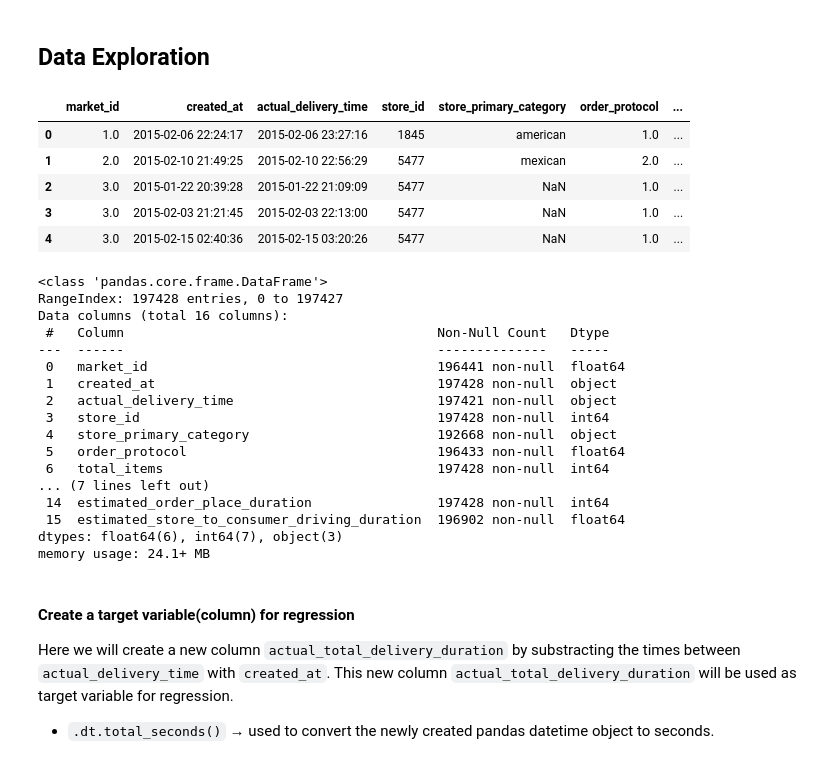
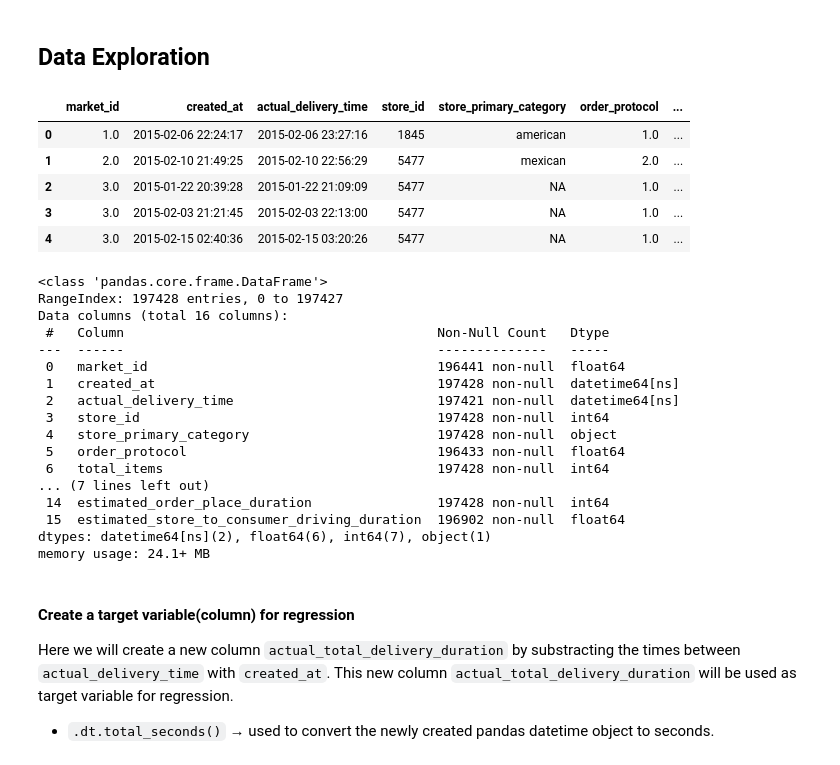
Before and after one commit to shailesh097/delivery_duration_prediction, a Jupyter notebook: delivery_duration.ipynb, the cells around one changed output. Saved outputs shown, nothing was run; the diff lists cells and outputs as text; code cells hidden in the pictures.

```diff
--- a/delivery_duration.ipynb
+++ b/delivery_duration.ipynb
@@ -9,15 +9,15 @@ from datetime import datetime
 # %%
 np.random.seed(42)
 # %%
-df = pd.read_csv("datasets/historical_data.csv")
+df = pd.read_csv("datasets/historical_data.csv", engine='pyarrow')
 df.head()
 # %% [output]
 |  | market_id | created_at | actual_delivery_time | store_id | store_primary_category | order_protocol | ... |
 | 0 | 1.0 | 2015-02-06 22:24:17 | 2015-02-06 23:27:16 | 1845 | american | 1.0 | ... |
 | 1 | 2.0 | 2015-02-10 21:49:25 | 2015-02-10 22:56:29 | 5477 | mexican | 2.0 | ... |
-| 2 | 3.0 | 2015-01-22 20:39:28 | 2015-01-22 21:09:09 | 5477 | NaN | 1.0 | ... |
-| 3 | 3.0 | 2015-02-03 21:21:45 | 2015-02-03 22:13:00 | 5477 | NaN | 1.0 | ... |
-| 4 | 3.0 | 2015-02-15 02:40:36 | 2015-02-15 03:20:26 | 5477 | NaN | 1.0 | ... |
+| 2 | 3.0 | 2015-01-22 20:39:28 | 2015-01-22 21:09:09 | 5477 | NA | 1.0 | ... |
+| 3 | 3.0 | 2015-02-03 21:21:45 | 2015-02-03 22:13:00 | 5477 | NA | 1.0 | ... |
+| 4 | 3.0 | 2015-02-15 02:40:36 | 2015-02-15 03:20:26 | 5477 | NA | 1.0 | ... |
 # %%
 df.info()
 # %% [output]
@@ -27,15 +27,15 @@ Data columns (total 16 columns):
  #   Column                                        Non-Null Count   Dtype
 ---  ------                                        --------------   -----
  0   market_id                                     196441 non-null  float64
- 1   created_at                                    197428 non-null  object
- 2   actual_delivery_time                          197421 non-null  object
+ 1   created_at                                    197428 non-null  datetime64[ns]
+ 2   actual_delivery_time                          197421 non-null  datetime64[ns]
  3   store_id                                      197428 non-null  int64
- 4   store_primary_category                        192668 non-null  object
+ 4   store_primary_category                        197428 non-null  object
  5   order_protocol                                196433 non-null  float64
  6   total_items                                   197428 non-null  int64
 ... (7 lines left out)
  14  estimated_order_place_duration                197428 non-null  int64
  15  estimated_store_to_consumer_driving_duration  196902 non-null  float64
-dtypes: float64(6), int64(7), object(3)
+dtypes: datetime64[ns](2), float64(6), int64(7), object(1)
 memory usage: 24.1+ MB
 # %%
```
Also changed, not shown: parts of 33 cells of this notebook, 2 other files.
